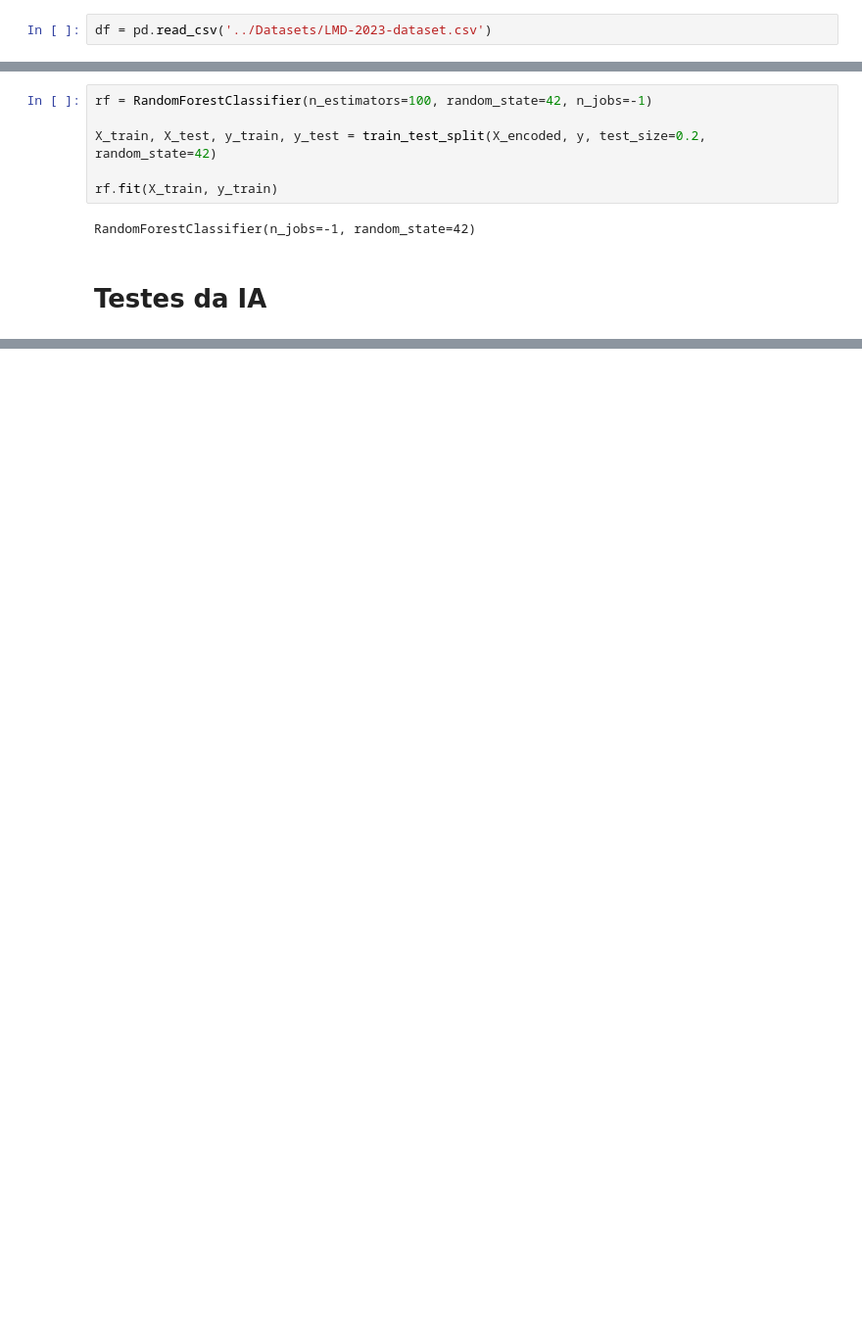
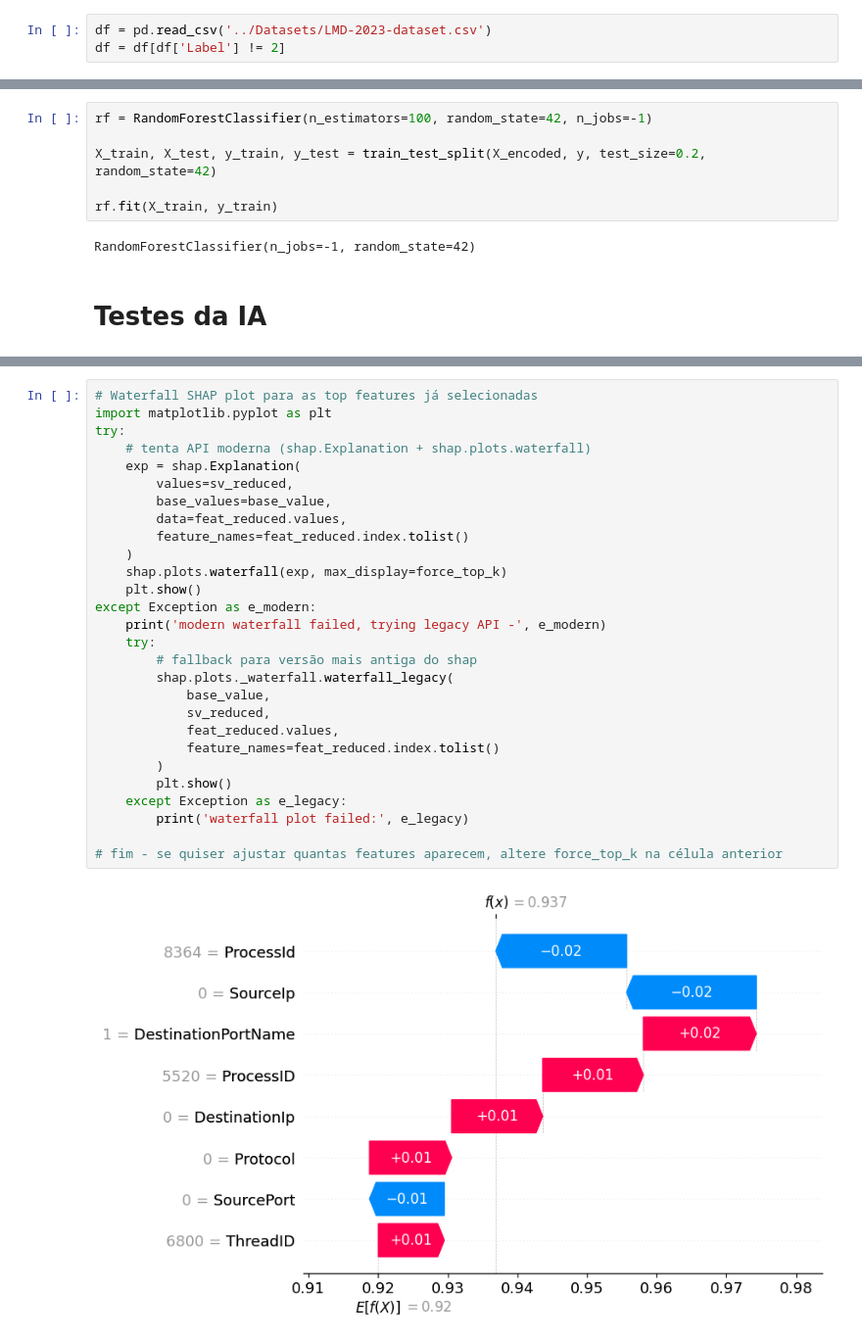
Before and after one commit to ViniCarvalho71/RansonwareData, a Jupyter notebook: Train/train_v2.ipynb, the cells around one changed output, grey strips where cells are left out. Shown at 98% size. Saved outputs shown, nothing was run; the diff lists cells and outputs as text; blank space fills up the shorter version.

```diff
--- a/Train/train_v2.ipynb
+++ b/Train/train_v2.ipynb
@@ -17,6 +18,7 @@ from lime.lime_tabular import LimeTabularExplainer
 # Lendo o dataset
 # %%
 df = pd.read_csv('../Datasets/LMD-2023-dataset.csv')
+df = df[df['Label'] != 2]
 # %% [markdown]
 # Começando o treinamento
 # %%
@@ -92,0 +283,30 @@ DimensionError: Length of features is not equal to the length of shap_values!
+# %%
+# Waterfall SHAP plot para as top features já selecionadas
+import matplotlib.pyplot as plt
+try:
+    # tenta API moderna (shap.Explanation + shap.plots.waterfall)
+    exp = shap.Explanation(
+        values=sv_reduced,
+        base_values=base_value,
+        data=feat_reduced.values,
+        feature_names=feat_reduced.index.tolist()
+    )
+    shap.plots.waterfall(exp, max_display=force_top_k)
+    plt.show()
+except Exception as e_modern:
+    print('modern waterfall failed, trying legacy API -', e_modern)
+    try:
+        # fallback para versão mais antiga do shap
+        shap.plots._waterfall.waterfall_legacy(
+            base_value,
+            sv_reduced,
+            feat_reduced.values,
+            feature_names=feat_reduced.index.tolist()
+        )
+        plt.show()
+    except Exception as e_legacy:
+        print('waterfall plot failed:', e_legacy)
+
+# fim - se quiser ajustar quantas features aparecem, altere force_top_k na célula anterior
+# %% [output]
+[figure, added]
```
Also changed, not shown: parts of 11 cells of this notebook, 1 other file.
